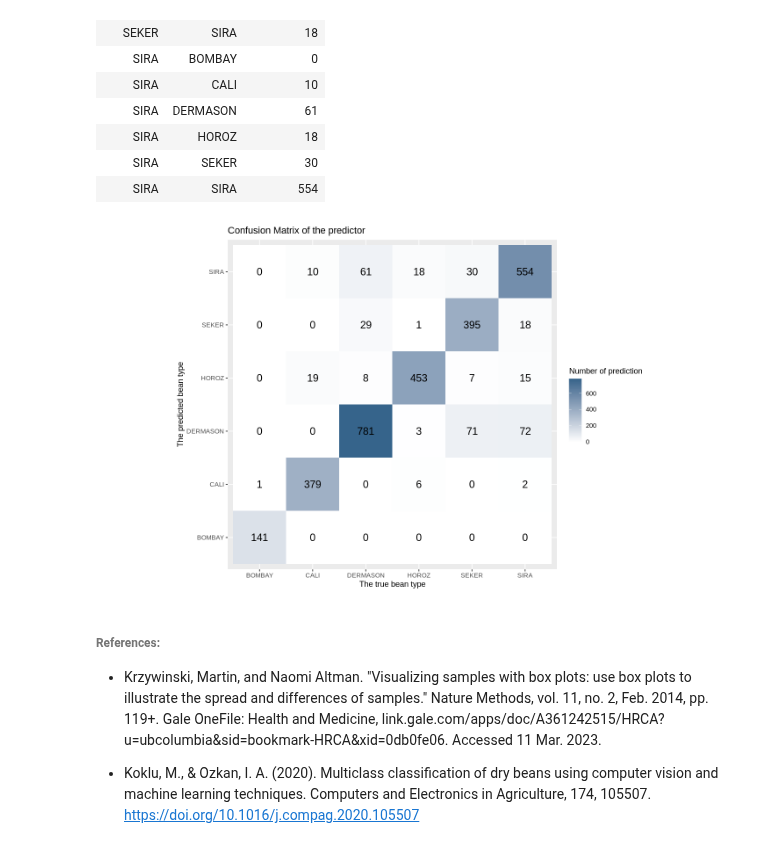
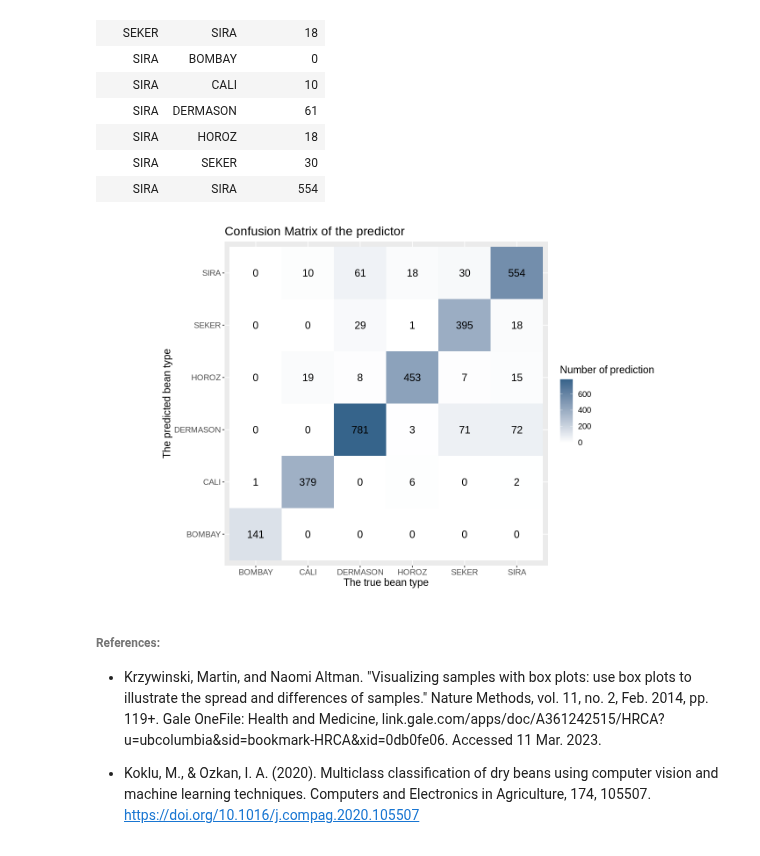
Before and after one commit to emeraldnqa/Bean-Type-Classfiifcation, a Jupyter notebook: proposal code.ipynb, the cells around one changed output. Cells and saved outputs as stored; diff of their text form; code cells hidden in the pictures.

Commit message:
increase text size

```diff
--- a/proposal code.ipynb
+++ b/proposal code.ipynb
@@ -444,17 +444,18 @@ A tibble: 36 × 3
 # %%
 conf_mat_plot <- conf_mat_longer |>
                 ggplot(aes(x = Truth, y = Prediction, fill = num_predict)) +
                 geom_tile()+
                 scale_fill_gradient2(low= "white", high = "steelblue4")+
                 guides(fill = guide_colourbar(title = "Number of prediction"))+
                 geom_text(aes(label = num_predict), color = "black", size = 5)+
                 ggtitle("Confusion Matrix of the predictor")+
                 labs(x="The true bean type",
                      y="The predicted bean type")+
+                 theme(text = element_text(size = 14))+
                 coord_fixed()
 conf_mat_plot
 # %% [output]
-[figure, old version]
+[figure, new version]
 # %% [markdown]
 ###### References:
 - Krzywinski, Martin, and Naomi Altman. "Visualizing samples with box plots: use box plots to illustrate the spread and differences of samples." Nature Methods, vol. 11, no. 2, Feb. 2014, pp. 119+. Gale OneFile: Health and Medicine, link.gale.com/apps/doc/A361242515/HRCA?u=ubcolumbia&sid=bookmark-HRCA&xid=0db0fe06. Accessed 11 Mar. 2023.
```
